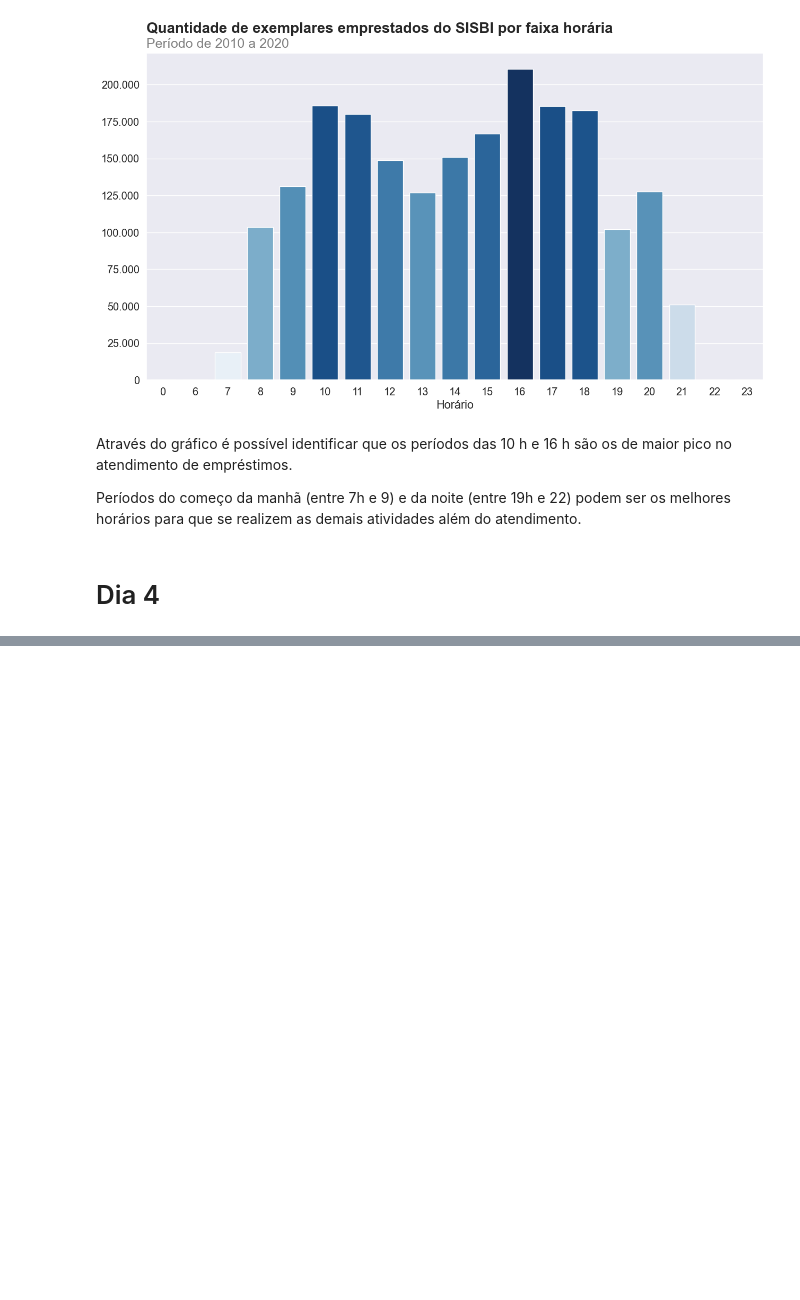
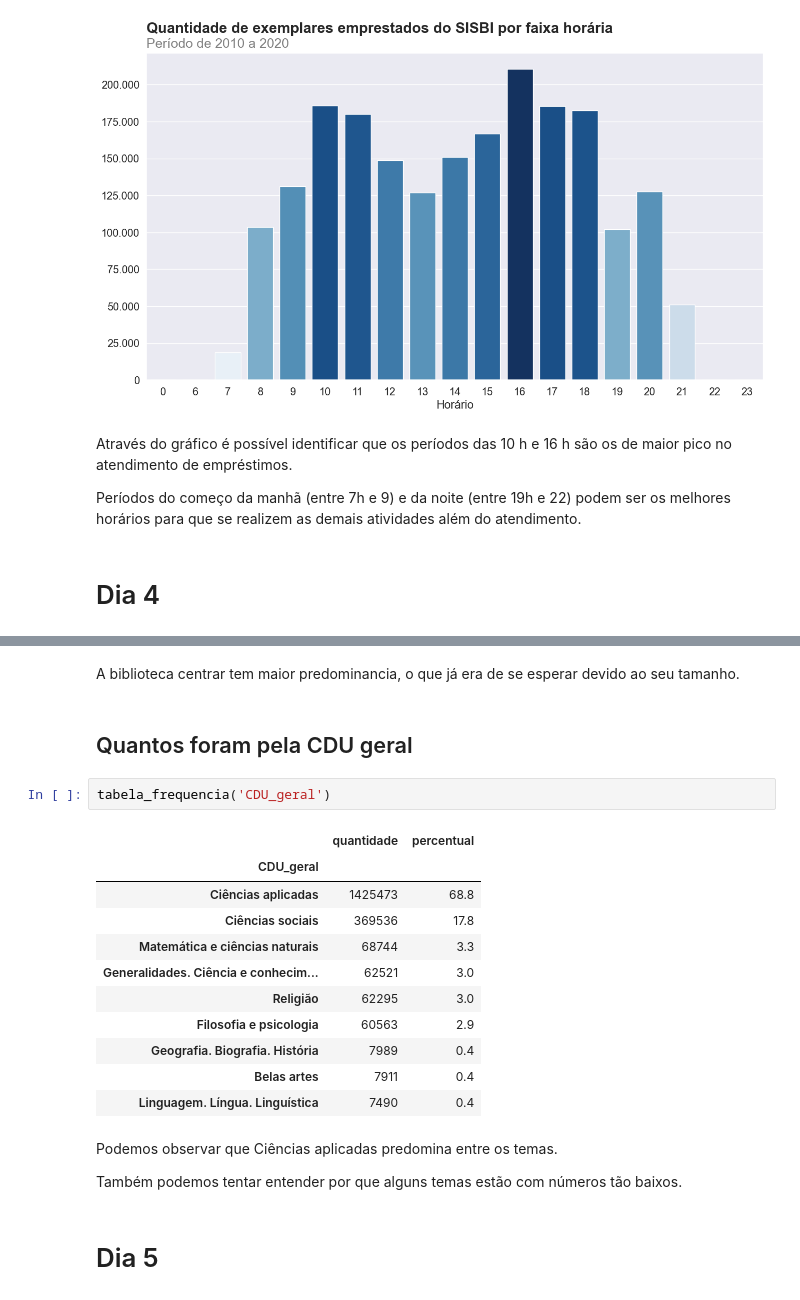
Before and after one commit to joaohsilva416/7_days_of_code_alura-python-pandas, a Jupyter notebook: Python-Pandas.ipynb, the cells around one changed output, grey strips where cells are left out. Saved outputs shown, nothing was run; the diff lists cells and outputs as text; blank space fills up the shorter version.

```diff
--- a/Python-Pandas.ipynb
+++ b/Python-Pandas.ipynb
@@ -455,0 +592,25 @@ Períodos do começo da manhã (entre 7h e 9) e da noite (entre 19h e 22) podem
+# %% [markdown]
+A biblioteca centrar tem maior predominancia, o que já era de se esperar
+devido ao seu tamanho.
+# %% [markdown]
+## Quantos foram pela CDU geral
+# %%
+tabela_frequencia('CDU_geral')
+# %% [output]
+|  | quantidade | percentual |
+| CDU_geral |  |  |
+| Ciências aplicadas | 1425473 | 68.8 |
+| Ciências sociais | 369536 | 17.8 |
+| Matemática e ciências naturais | 68744 | 3.3 |
+| Generalidades. Ciência e conhecim... | 62521 | 3.0 |
+| Religião | 62295 | 3.0 |
+| Filosofia e psicologia | 60563 | 2.9 |
+| Geografia. Biografia. História | 7989 | 0.4 |
+| Belas artes | 7911 | 0.4 |
+| Linguagem. Língua. Linguística | 7490 | 0.4 |
+# %% [markdown]
+Podemos observar que Ciências aplicadas predomina entre os temas.
+
+Também podemos tentar entender por que alguns temas estão com números tão baixos.
+# %% [markdown]
+# Dia 5
```
Also changed, not shown: parts of 18 cells of this notebook.
